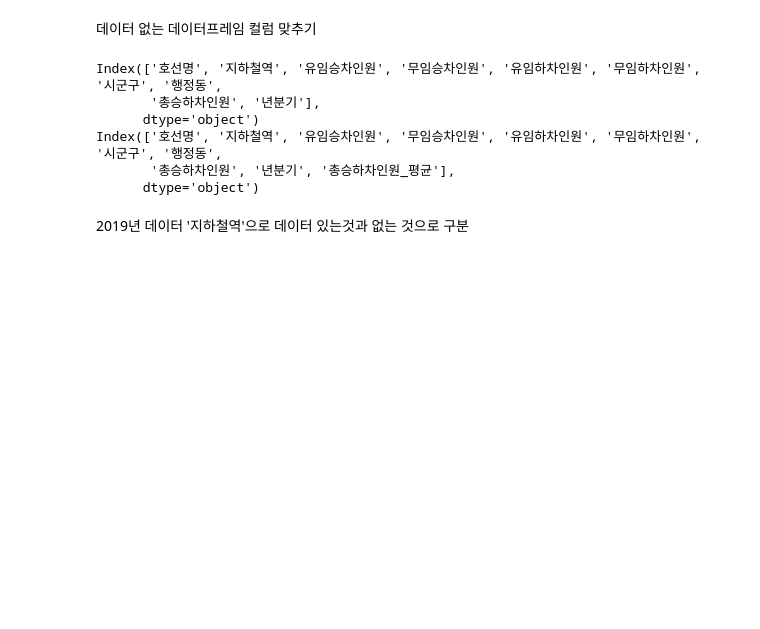
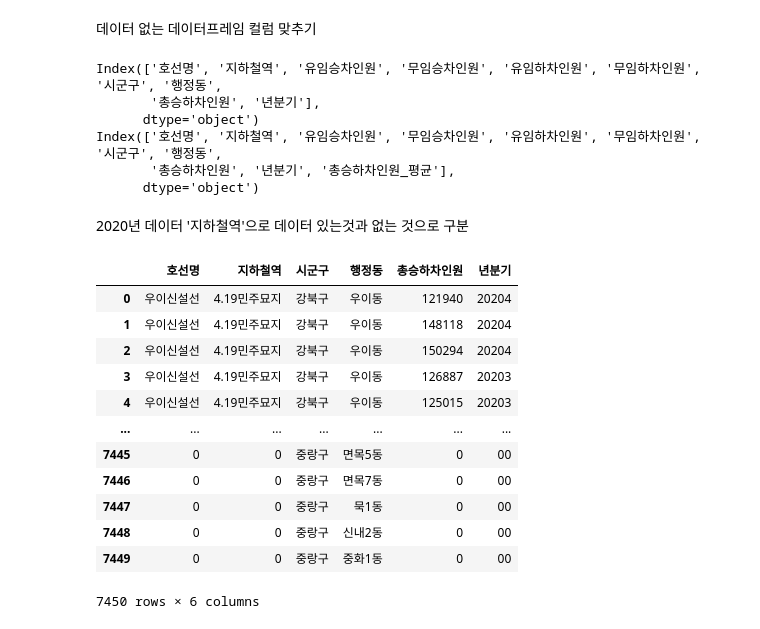
Before and after one commit to icehotcocoa/apt-project, a Jupyter notebook: JSW/re_subway_19_20_21.ipynb, the cells around one changed output. Drawn from its saved outputs; the diff is of its cells as text; code cells hidden in the pictures; blank space fills up the shorter version.

```diff
--- a/JSW/re_subway_19_20_21.ipynb
+++ b/JSW/re_subway_19_20_21.ipynb
@@ -735,4 +751,20 @@ Index(['호선명', '지하철역', '유임승차인원', '무임승차인원',
        '총승하차인원', '년분기', '총승하차인원_평균'],
       dtype='object')
 # %% [markdown]
-2019년 데이터 '지하철역'으로 데이터 있는것과 없는 것으로 구분
+2020년 데이터 '지하철역'으로 데이터 있는것과 없는 것으로 구분
+# %%
+sw_20
+# %% [output]
+|  | 호선명 | 지하철역 | 시군구 | 행정동 | 총승하차인원 | 년분기 |
+| 0 | 우이신설선 | 4.19민주묘지 | 강북구 | 우이동 | 121940 | 20204 |
+| 1 | 우이신설선 | 4.19민주묘지 | 강북구 | 우이동 | 148118 | 20204 |
+| 2 | 우이신설선 | 4.19민주묘지 | 강북구 | 우이동 | 150294 | 20204 |
+| 3 | 우이신설선 | 4.19민주묘지 | 강북구 | 우이동 | 126887 | 20203 |
+| 4 | 우이신설선 | 4.19민주묘지 | 강북구 | 우이동 | 125015 | 20203 |
+| ... | ... | ... | ... | ... | ... | ... |
+| 7445 | 0 | 0 | 중랑구 | 면목5동 | 0 | 00 |
+| 7446 | 0 | 0 | 중랑구 | 면목7동 | 0 | 00 |
+| 7447 | 0 | 0 | 중랑구 | 묵1동 | 0 | 00 |
+| 7448 | 0 | 0 | 중랑구 | 신내2동 | 0 | 00 |
+| 7449 | 0 | 0 | 중랑구 | 중화1동 | 0 | 00 |
+7450 rows × 6 columns
```
Also changed, not shown: parts of 21 cells of this notebook.
